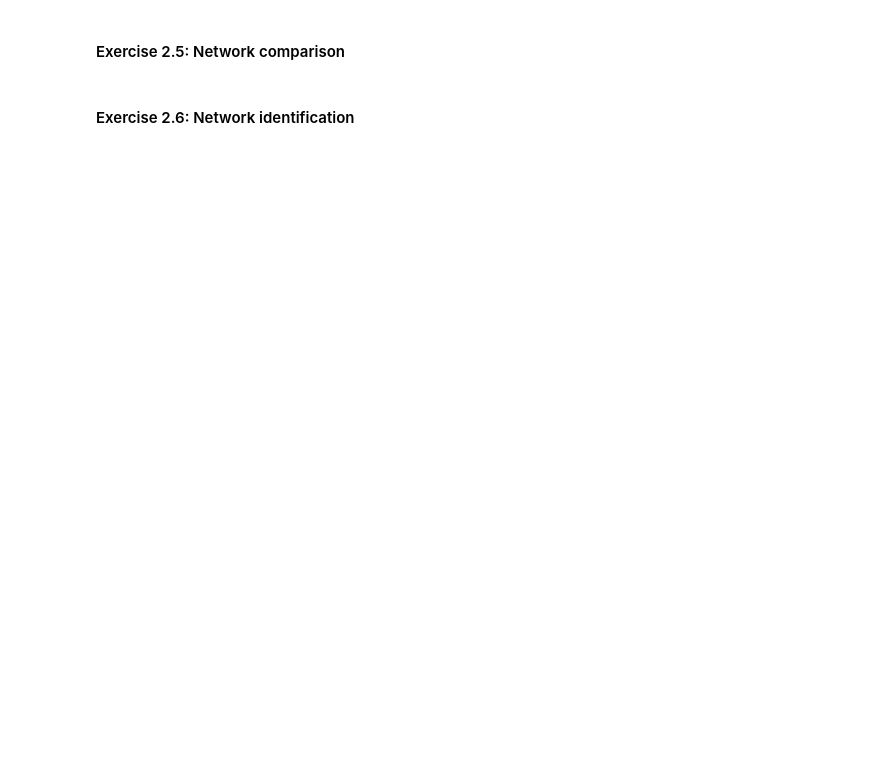
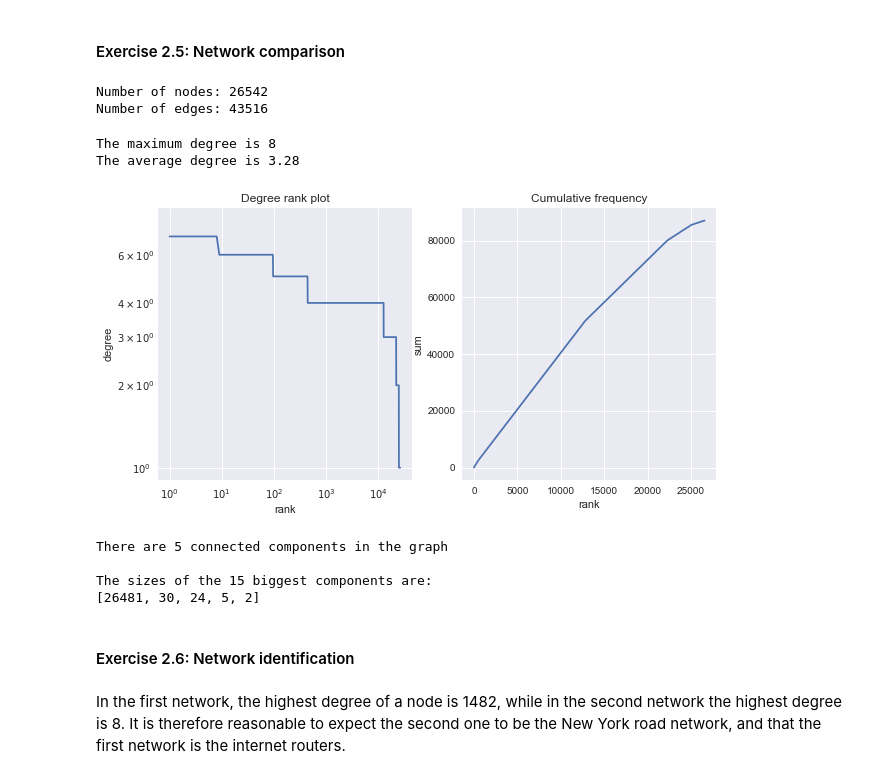
Before and after one commit to aurlien/friendship_paradox, a Jupyter notebook: lab2/notebooks/ix-lab2-notebook-part1.ipynb, the cells around one changed output. Drawn from its saved outputs; the diff is of its cells as text; code cells hidden in the pictures; blank space fills up the shorter version.

Commit message:
refactor and compare networks

```diff
--- a/lab2/notebooks/ix-lab2-notebook-part1.ipynb
+++ b/lab2/notebooks/ix-lab2-notebook-part1.ipynb
@@ -123,2 +143,22 @@ KeyError: 0
 # %% [markdown]
 #### Exercise 2.5: Network comparison
+# %%
+G2 = load_network('network2.csv')
+# %%
+describe_network(G2)
+# %% [output]
+Number of nodes: 26542
+Number of edges: 43516
+# %%
+node_degree_distribution(G2)
+# %% [output]
+The maximum degree is 8
+The average degree is 3.28
+[figure, added]
+# %%
+describe_connected_components(G2)
+# %% [output]
+There are 5 connected components in the graph
+
+The sizes of the 15 biggest components are:
+[26481, 30, 24, 5, 2]
@@ -125,2 +167,4 @@ KeyError: 0
 # %% [markdown]
 #### Exercise 2.6: Network identification
+# %% [markdown]
+In the first network, the highest degree of a node is 1482, while in the second network the highest degree is 8. It is therefore reasonable to expect the second one to be the New York road network, and that the first network is the internet routers.
```
Also changed, not shown: parts of 26 cells of this notebook.
